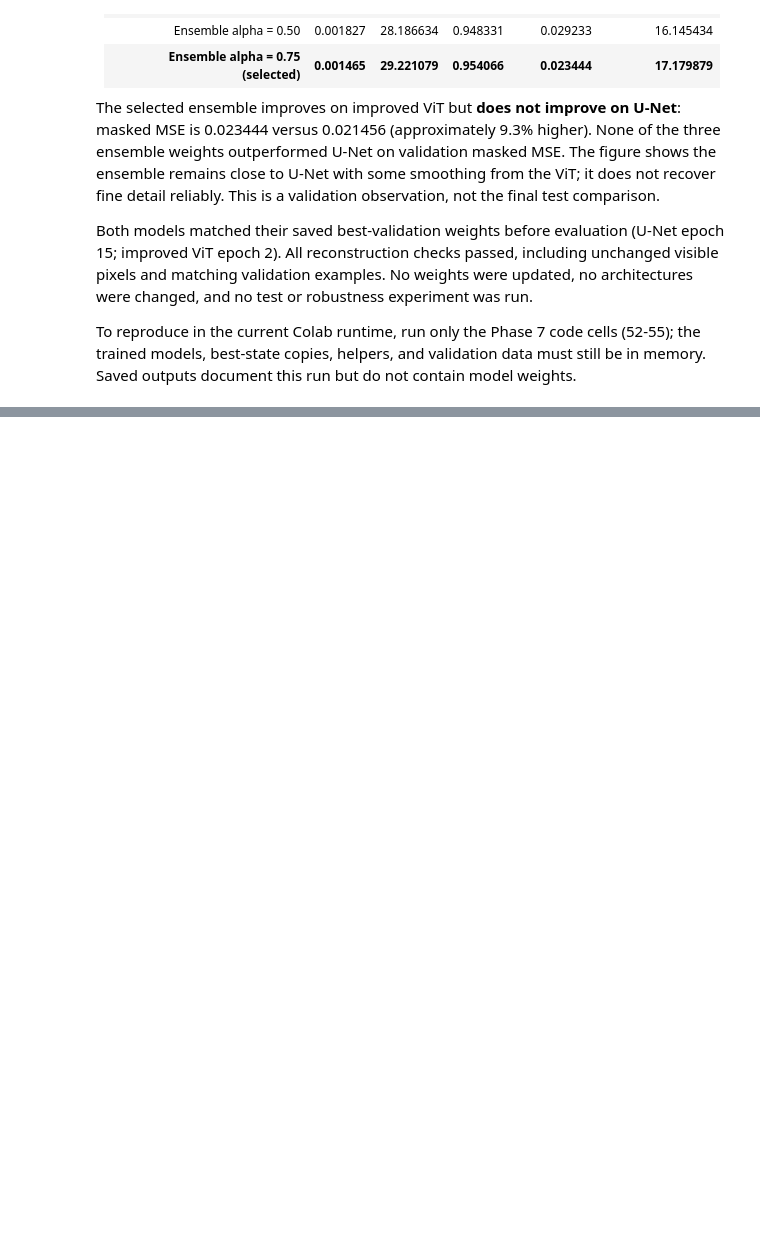
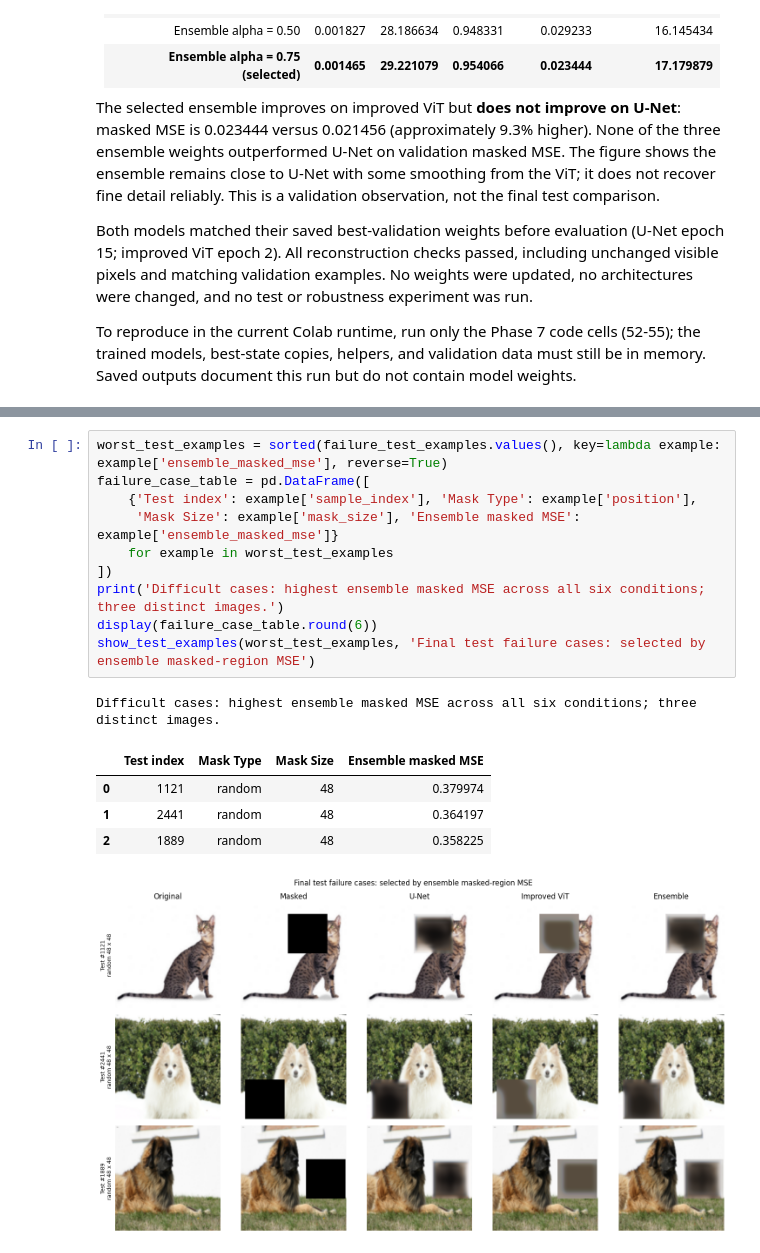
Before and after one commit to omiid-n99/cnn-vit-ensemble-classification, a Jupyter notebook: notebooks/image_inpainting.ipynb, the cells around one changed output, grey strips where cells are left out. Saved outputs shown, nothing was run; the diff lists cells and outputs as text; blank space fills up the shorter version.

```diff
--- a/notebooks/image_inpainting.ipynb
+++ b/notebooks/image_inpainting.ipynb
@@ -1387,0 +1658,17 @@ To reproduce in the current Colab runtime, run only the Phase 7 code cells (52-5
+# %%
+worst_test_examples = sorted(failure_test_examples.values(), key=lambda example: example['ensemble_masked_mse'], reverse=True)
+failure_case_table = pd.DataFrame([
+    {'Test index': example['sample_index'], 'Mask Type': example['position'],
+     'Mask Size': example['mask_size'], 'Ensemble masked MSE': example['ensemble_masked_mse']}
+    for example in worst_test_examples
+])
+print('Difficult cases: highest ensemble masked MSE across all six conditions; three distinct images.')
+display(failure_case_table.round(6))
+show_test_examples(worst_test_examples, 'Final test failure cases: selected by ensemble masked-region MSE')
+# %% [output]
+Difficult cases: highest ensemble masked MSE across all six conditions; three distinct images.
+|  | Test index | Mask Type | Mask Size | Ensemble masked MSE |
+| 0 | 1121 | random | 48 | 0.379974 |
+| 1 | 2441 | random | 48 | 0.364197 |
+| 2 | 1889 | random | 48 | 0.358225 |
+[figure, added]
```
Also changed, not shown: parts of 10 cells of this notebook.
